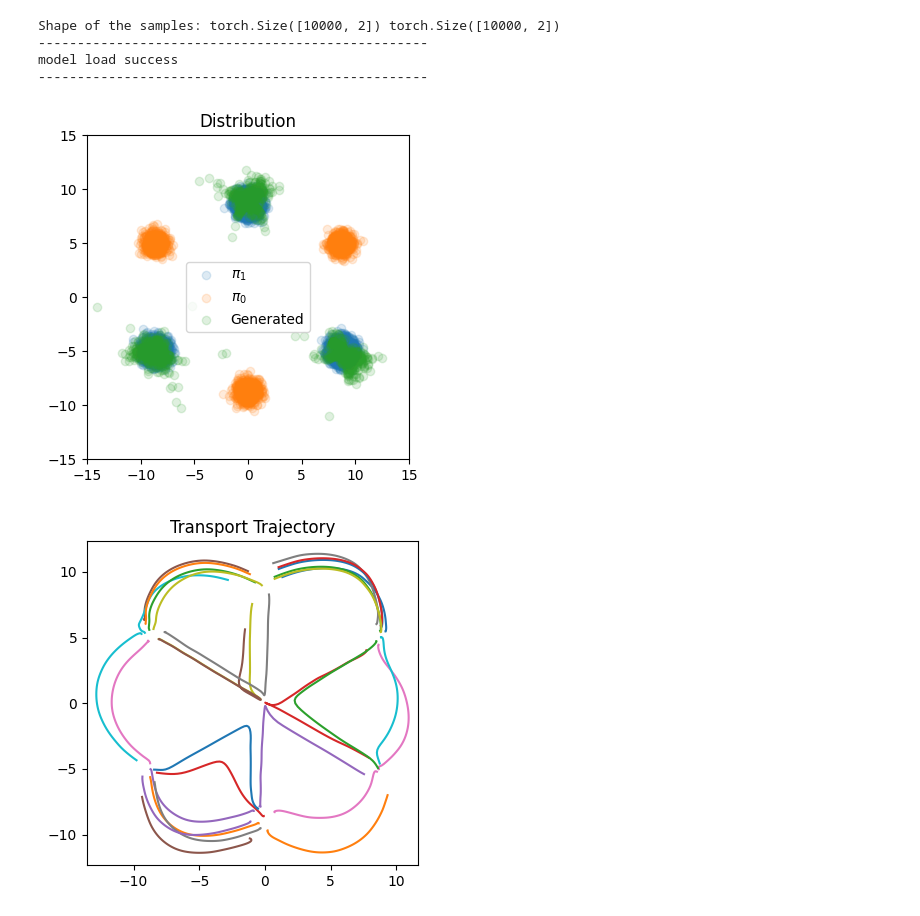
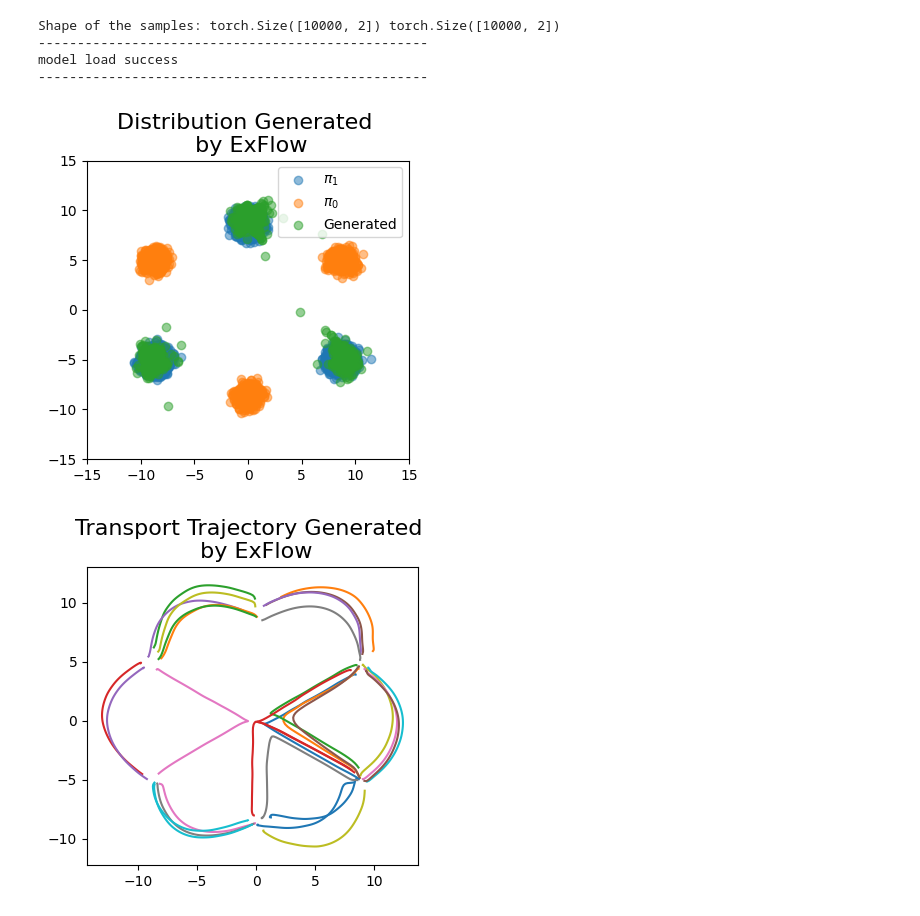
Before and after one commit to JamesSand/SecondOrderRectifiedFlow, a Jupyter notebook: model_eval.ipynb, the cells around one changed output. Cells and saved outputs as stored; diff of their text form; code cells hidden in the pictures.

Commit message:
update figure drawing code, need to clean up entire codebase

```diff
--- a/model_eval.ipynb
+++ b/model_eval.ipynb
@@ -13,8 +13,12 @@ import wandb
 import os
 from train_gpu import MLP, MLP_2nd_order, RectifiedFlow
 
+# set torch seed
+torch.manual_seed(666)
 
-wandb_log_name = "1.0_1e-8_V5"
+
+# wandb_log_name = "1.0_1e-8_V5"
+wandb_log_name = "debug3"
 ckpt_dir = "checkpoints"
 input_dim = 2
 
@@ -60,38 +64,43 @@ def draw_plot(rectified_flow, z0, z1, N=None):
 
 #   print(traj[0][:, 1].cpu().numpy())
 #   raise
   save_fig_version_base = wandb_log_name.strip("second_order_")
 
-  plt.scatter(z1[:, 0].cpu().numpy(), z1[:, 1].cpu().numpy(), label=r'$\pi_1$', alpha=0.15)
-  plt.scatter(traj[0][:, 0].cpu().numpy(), traj[0][:, 1].cpu().numpy(), label=r'$\pi_0$', alpha=0.15)
-  plt.scatter(traj[-1][:, 0].cpu().numpy(), traj[-1][:, 1].cpu().numpy(), label='Generated', alpha=0.15)
-  plt.legend()
-  plt.title('Distribution')
+  plt.scatter(z1[:, 0].cpu().numpy(), z1[:, 1].cpu().numpy(), label=r'$\pi_1$', alpha=0.5)
+  plt.scatter(traj[0][:, 0].cpu().numpy(), traj[0][:, 1].cpu().numpy(), label=r'$\pi_0$', alpha=0.5)
+  plt.scatter(traj[-1][:, 0].cpu().numpy(), traj[-1][:, 1].cpu().numpy(), label='Generated', alpha=0.5)
+  plt.legend(loc='upper right')
+  plt.title('Distribution Generated \n by ExFlow', fontsize=16)
   plt.tight_layout()
   fig_save_path = os.path.join("images", f"{save_fig_version_base}_scatter.png")
   plt.savefig(fig_save_path)
+
+  plt.savefig('2nd_flow_distribution.pdf', format='pdf')
 
   traj_particles = torch.stack(traj)
   plt.figure(figsize=(4,4))
   plt.xlim(-M,M)
   plt.ylim(-M,M)
   plt.axis('equal')
   for i in range(30):
     plt.plot(traj_particles[:, i, 0], traj_particles[:, i, 1])
-  plt.title('Transport Trajectory')
+  # plt.title('Transport Trajectory')
+  plt.title('Transport Trajectory Generated \n by ExFlow', fontsize=16)
   plt.tight_layout()
 
   # savefigs
   fig_save_path = os.path.join("images", f"{save_fig_version_base}_traj.png")
   plt.savefig(fig_save_path)
 
+  plt.savefig('2nd_flow_traj.pdf', format='pdf')
+
 #   plt.save(f"{wandb_log_name}.png")
 
 draw_plot(rectified_flow_1, z0=initial_model.sample([2000]), z1=samples_1.detach().clone(), N=100)
 # %% [output]
 Shape of the samples: torch.Size([10000, 2]) torch.Size([10000, 2])
 --------------------------------------------------
 model load success
 --------------------------------------------------
-[figure, old version]
+[figure, new version]
-[figure, old version]
+[figure, new version]
```
Also changed, not shown: 14 other files.
